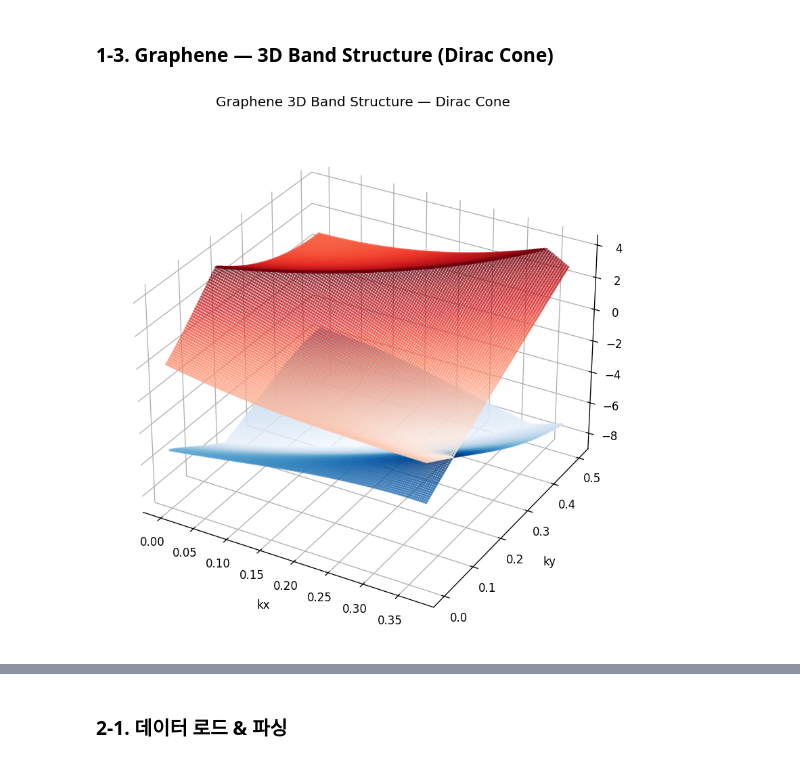
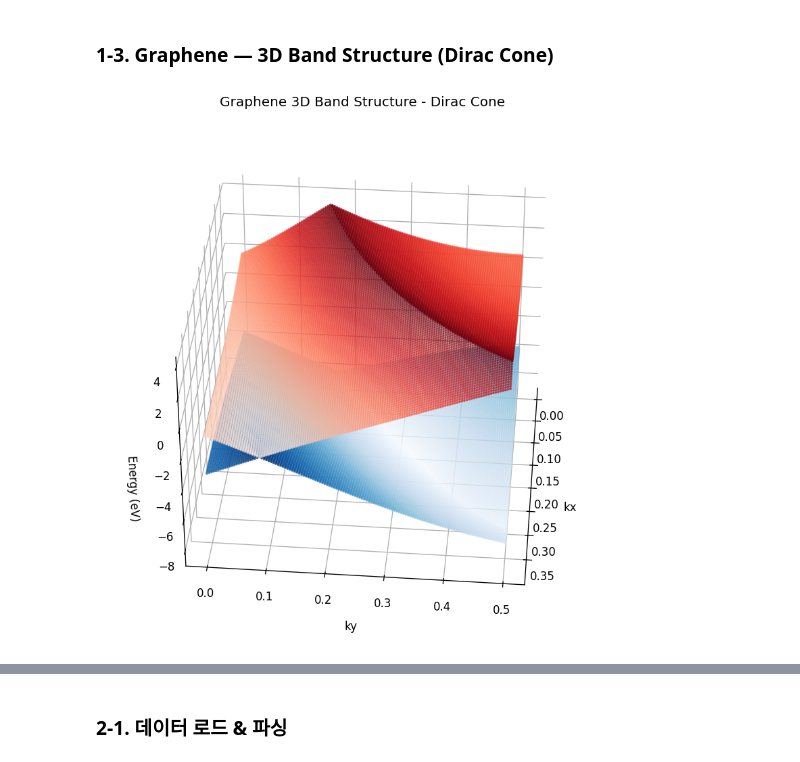
Before and after one commit to Chankyu99/2024_UOS_Physics, a Jupyter notebook: Notebook.ipynb, the cells around one changed output, grey strips where cells are left out. Cells and saved outputs as stored; diff of their text form; code cells hidden in the pictures.

```diff
--- a/Notebook.ipynb
+++ b/Notebook.ipynb
@@ -92,0 +49,14 @@ Graphene: Dirac cone visible at K point (massless fermion behaviour)
+# %%
+"""
+코드 리팩토링 과정에서 그래핀 특유의 디락 콘(Dirac Cone) 구조가 시각적으로 왜곡되는 문제를 발견하였습니다.
+이에 데이터의 정확한 전달을 위해, 실제 연구 당시 분석 결과가 저장된 archive 브랜치의 원본 노트북("2024_summer_solid_state.ipynb") 출력 데이터를 참조하였습니다.
+"""
+
+notebook_path = "graphene_band_structure.ipynb"
+
+with open(notebook_path, 'r', encoding='utf-8') as f:
+    nb = nbformat.read(f, as_version=4)
+
+target_cell = nb.cells[8]
+
+display(Image(data=b64decode(output['data']['image/png'])))
@@ -147,32 +177,66 @@ h-BN: wide band-gap insulator (~5.97 eV) — no Dirac cone
 # %% [markdown]
 ### 1-3. Graphene — 3D Band Structure (Dirac Cone)
 # %%
-from mpl_toolkits.mplot3d import Axes3D   # noqa: F401
+class DiracConeVisualizer:
 
-data3d_1 = np.loadtxt("../data/graphene_3dbands_4.dat")
-data3d_2 = np.loadtxt("../data/graphene_3dbands_5.dat")
+    """
 
-fig = plt.figure(figsize=(8, 7))
-ax  = fig.add_subplot(111, projection="3d")
+    그래핀의 3차원 밴드 구조에서 디락 콘 형태를 시각화 모듈입니다.
+    두 개의 밴드 데이터를 불러와 3차원 산점도로 나타내며, 고도각과 방위각을 조절하여
+    에너지 대역이 교차하는 지점을 명확하게 관찰할 수 있도록 렌더링합니다.
 
-cmap1 = plt.get_cmap("Blues")
-cmap2 = plt.get_cmap("Reds")
-sc1 = ax.scatter3D(data3d_1[:,0], data3d_1[:,1], data3d_1[:,2],
-                   c=data3d_1[:,2], cmap=cmap1, s=2, alpha=0.6)
-sc2 = ax.scatter3D(data3d_2[:,0], data3d_2[:,1], data3d_2[:,2],
-                   c=data3d_2[:,2], cmap=cmap2, s=2, alpha=0.6)
+    """
 
-ax.set_xlabel("kx", labelpad=8)
-ax.set_ylabel("ky", labelpad=8)
-ax.set_zlabel("Energy (eV)", labelpad=8)
-ax.set_title("Graphene 3D Band Structure — Dirac Cone", pad=15)
-ax.xaxis.set_pane_color((1,1,1,1))
-ax.yaxis.set_pane_color((1,1,1,1))
-ax.zaxis.set_pane_color((1,1,1,1))
+    def __init__(self, data_dir: str = "data"):
+        self.data_dir = Path(data_dir)
 
-plt.tight_layout()
-plt.savefig("../data/graphene_3dbands.png", bbox_inches="tight", dpi=150)
-plt.show()
-print("Dirac cone: linear band crossing at K point confirming massless Dirac fermions")
+    def _load_data(self, filename: str) -> np.ndarray:
+        file_path = self.data_dir / filename
+        if not file_path.exists():
+            raise FileNotFoundError(f"데이터 파일을 찾을 수 없습니다: {file_path}")
+        return np.loadtxt(file_path)
+
+    def plot_3d_bands(self, save_path: str = "graphene_3dbands.png") -> None:
+        data_band1 = self._load_data("graphene_3d_bands_layer4.dat")
+        data_band2 = self._load_data("graphene_3d_bands_layer5.dat")
+
+        fig = plt.figure(figsize=(8, 7))
+        ax = fig.add_subplot(111, projection="3d")
+
+        self._scatter_band(ax, data_band1, "Blues")
+        self._scatter_band(ax, data_band2, "Reds")
+
+        self._format_axes(ax)
+
+        plt.tight_layout()
+
+        save_file = Path(save_path)
+        save_file.parent.mkdir(parents=True, exist_ok=True)
+        plt.savefig(save_file, bbox_inches="tight", dpi=150)
+        plt.show()
+
+    def _scatter_band(self, ax: plt.Axes, data: np.ndarray, cmap_name: str) -> None:
+        cmap = plt.get_cmap(cmap_name)
+        ax.scatter(
+            data[:, 0], data[:, 1], data[:, 2],
+            c=data[:, 2], cmap=cmap, s=2, alpha=0.6
+        )
+
+    def _format_axes(self, ax: plt.Axes) -> None:
+        ax.set_xlabel("kx", labelpad=8)
+        ax.set_ylabel("ky", labelpad=8)
+        ax.set_zlabel("Energy (eV)", labelpad=8)
+        ax.set_title("Graphene 3D Band Structure - Dirac Cone", pad=15)
+
+        ax.xaxis.set_pane_color((1, 1, 1, 1))
+        ax.yaxis.set_pane_color((1, 1, 1, 1))
+        ax.zaxis.set_pane_color((1, 1, 1, 1))
+
+        ax.view_init(elev=35, azim=5) # 바라보는 시각의 각도 조정 가능
+
+if __name__ == "__main__":
+    warnings.filterwarnings("ignore")
+    visualizer = DiracConeVisualizer()
+    visualizer.plot_3d_bands()
 # %% [output]
-[figure, old version]
+[figure, new version]
```
Also changed, not shown: parts of 19 cells of this notebook, 5 other files.
